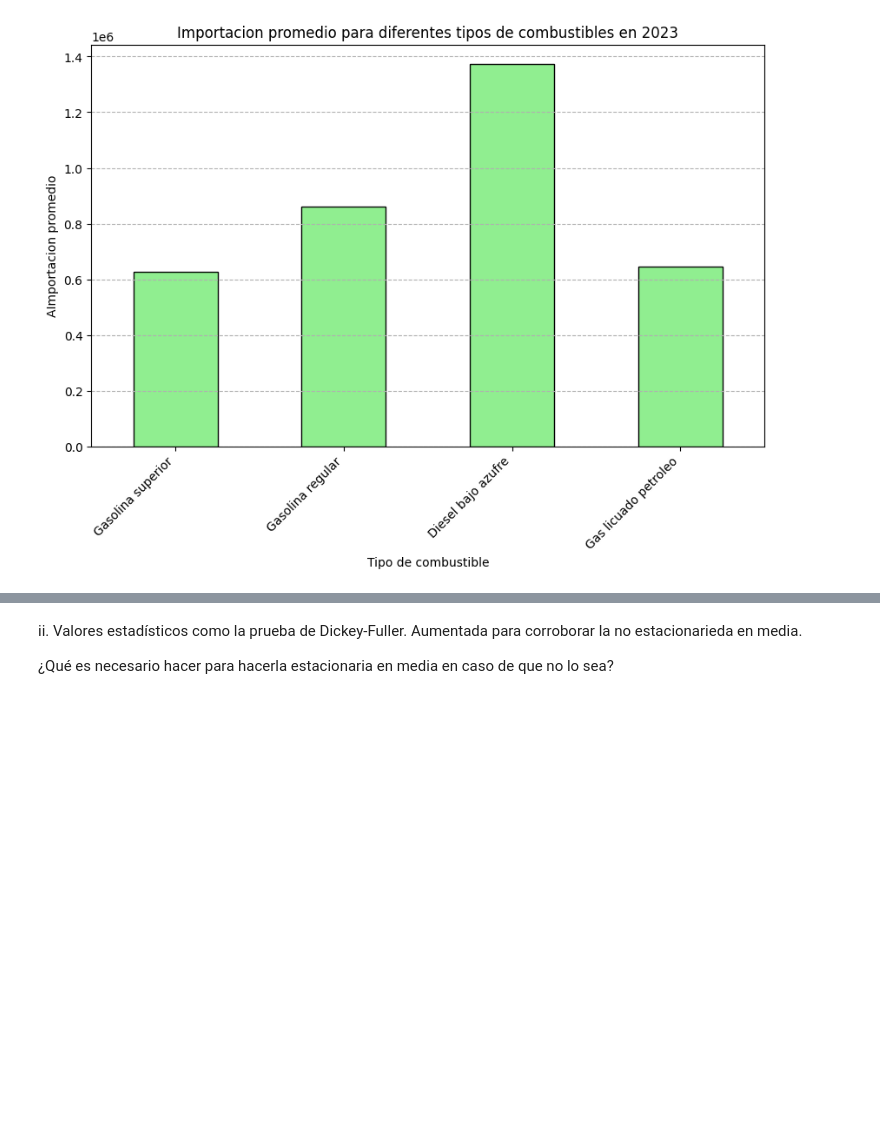
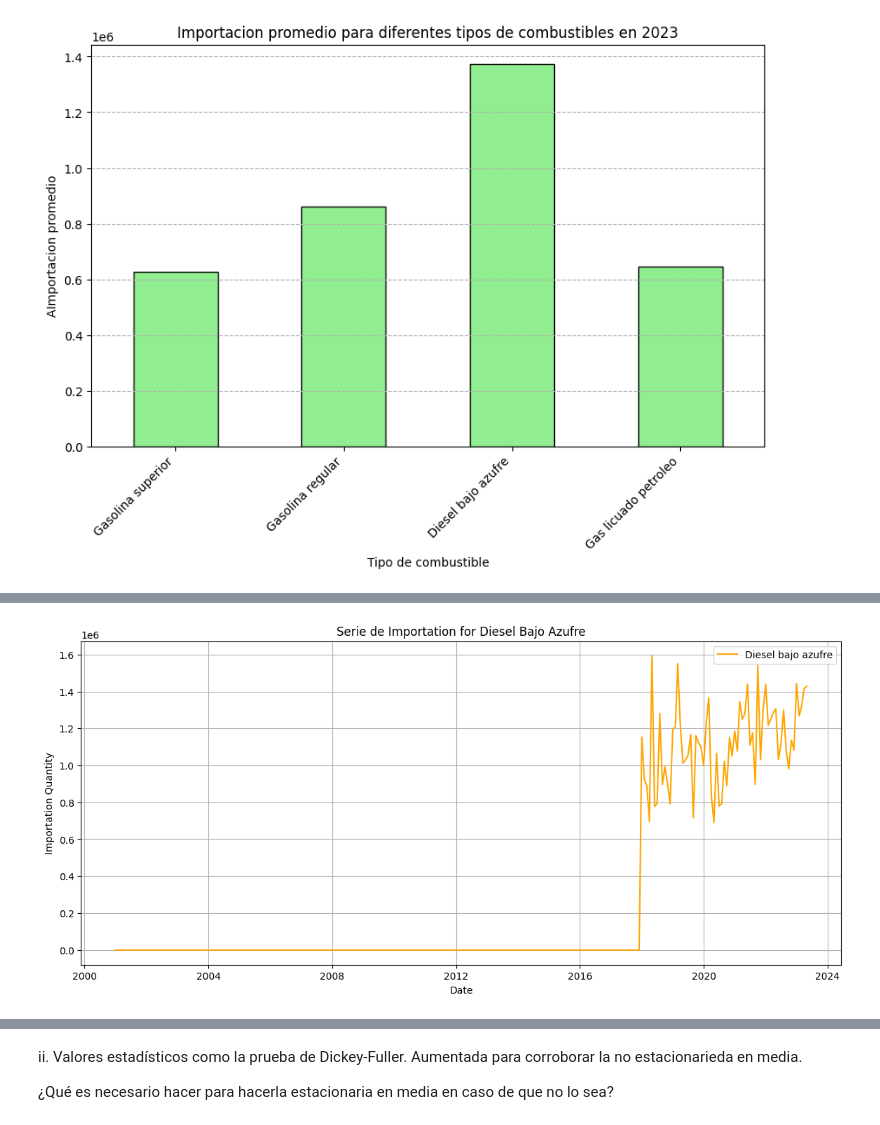
Before and after one commit to CrisLayB/DataScience_Lab02, a Jupyter notebook: ConsumoGasolina.ipynb, the cells around one changed output, grey strips where cells are left out. Drawn from its saved outputs; the diff is of its cells as text; code cells hidden in the pictures; blank space fills up the shorter version.

```diff
--- a/ConsumoGasolina.ipynb
+++ b/ConsumoGasolina.ipynb
@@ -76,0 +107,12 @@ plt.show()
+# %%
+
+plt.figure(figsize=(14, 6))
+plt.plot(df_import['Fecha'], df_import['Diesel bajo azufre'], label='Diesel bajo azufre', color='orange')
+plt.title('Serie de Importation for Diesel Bajo Azufre')
+plt.xlabel('Date')
+plt.ylabel('Importation Quantity')
+plt.grid(True)
+plt.legend()
+plt.show()
+# %% [output]
+[figure, added]
```
Also changed, not shown: parts of 4 cells of this notebook.
